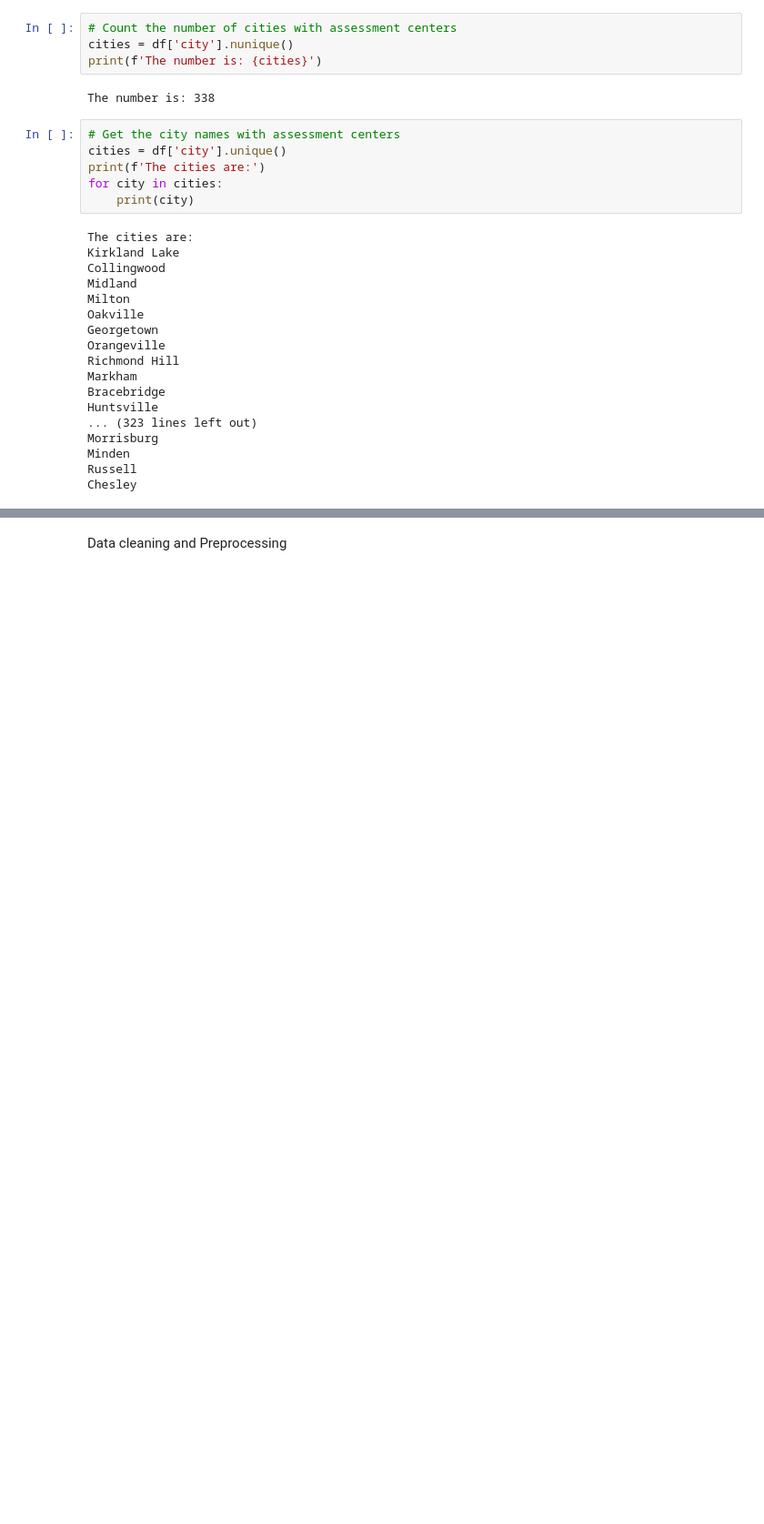
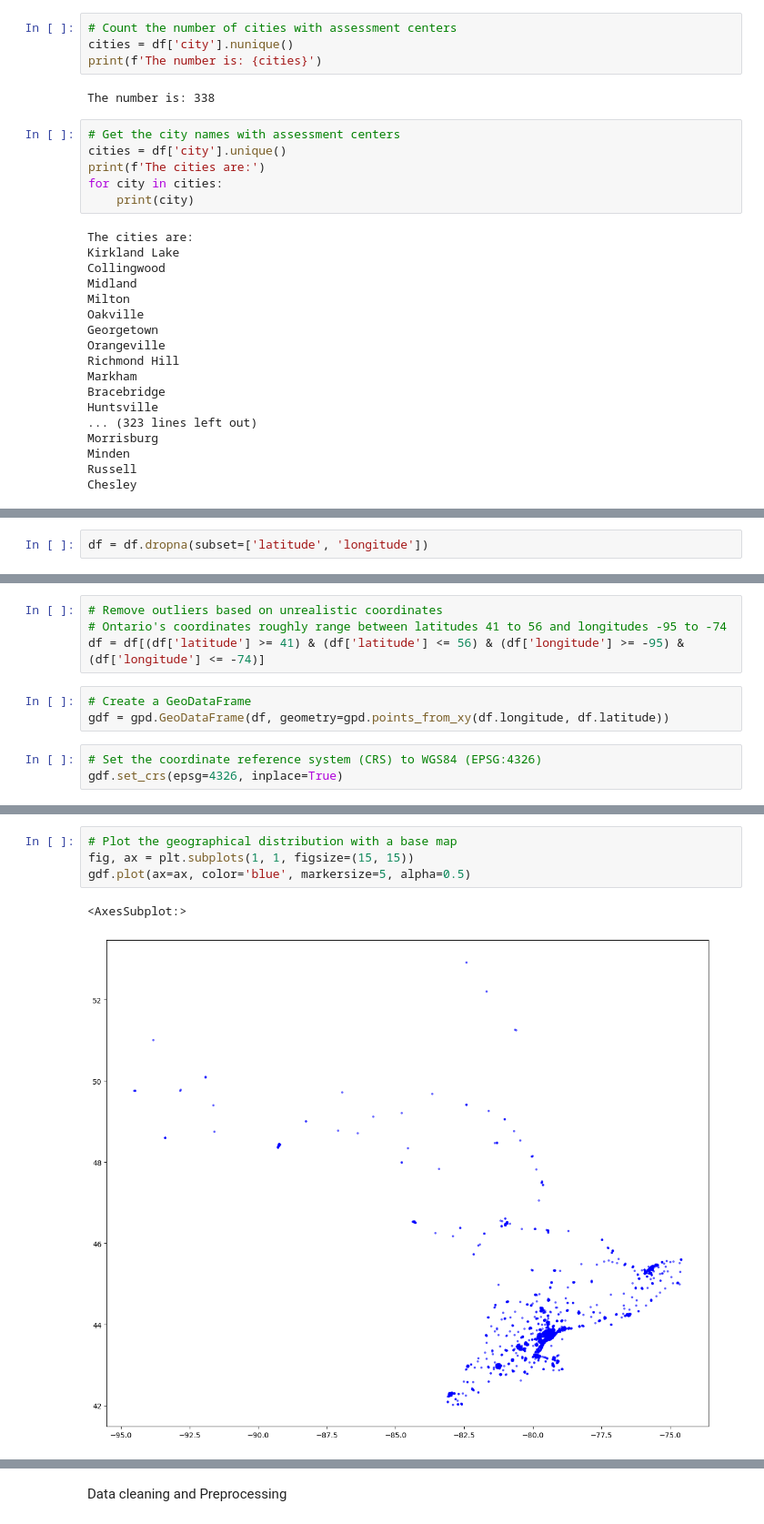
Before and after one commit to asoma30/Covid-19-Assesmenet-Centers-Location, a Jupyter notebook: Covid 19 Assesmenet Centers Location.ipynb, the cells around one changed output, grey strips where cells are left out. Shown at 91% size. Cells and saved outputs as stored; diff of their text form; blank space fills up the shorter version.

```diff
--- a/Covid 19 Assesmenet Centers Location.ipynb
+++ b/Covid 19 Assesmenet Centers Location.ipynb
@@ -377,0 +389,2 @@ Chesley
+# %%
+df = df.dropna(subset=['latitude', 'longitude'])
@@ -377,0 +409,10 @@ Chesley
+# %%
+# Remove outliers based on unrealistic coordinates
+# Ontario's coordinates roughly range between latitudes 41 to 56 and longitudes -95 to -74
+df = df[(df['latitude'] >= 41) & (df['latitude'] <= 56) & (df['longitude'] >= -95) & (df['longitude'] <= -74)]
+# %%
+# Create a GeoDataFrame
+gdf = gpd.GeoDataFrame(df, geometry=gpd.points_from_xy(df.longitude, df.latitude))
+# %%
+# Set the coordinate reference system (CRS) to WGS84 (EPSG:4326)
+gdf.set_crs(epsg=4326, inplace=True)
@@ -377,0 +433,7 @@ Chesley
+# %%
+# Plot the geographical distribution with a base map
+fig, ax = plt.subplots(1, 1, figsize=(15, 15))
+gdf.plot(ax=ax, color='blue', markersize=5, alpha=0.5)
+# %% [output]
+<AxesSubplot:>
+[figure, added]
```
Also changed, not shown: parts of 59 cells of this notebook.
